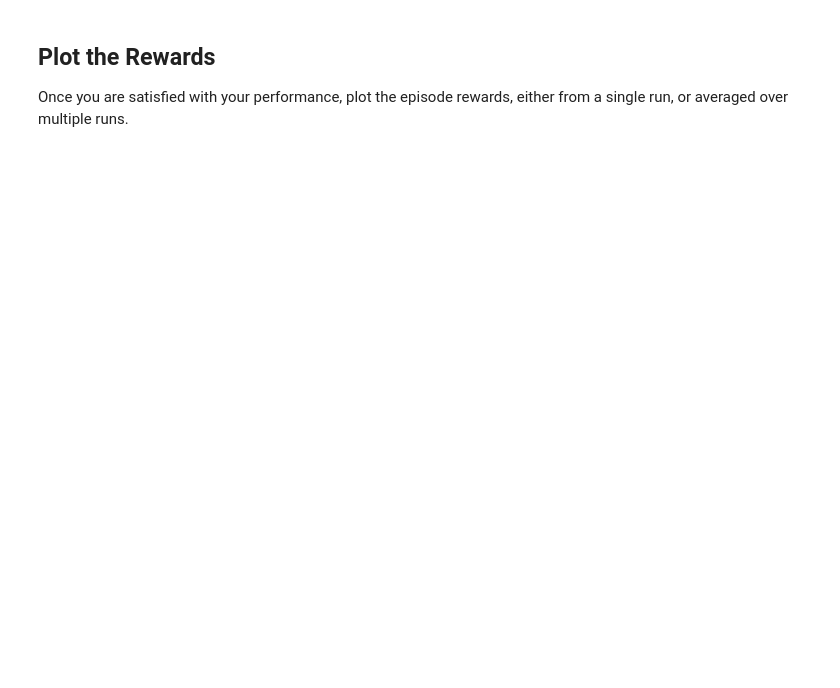
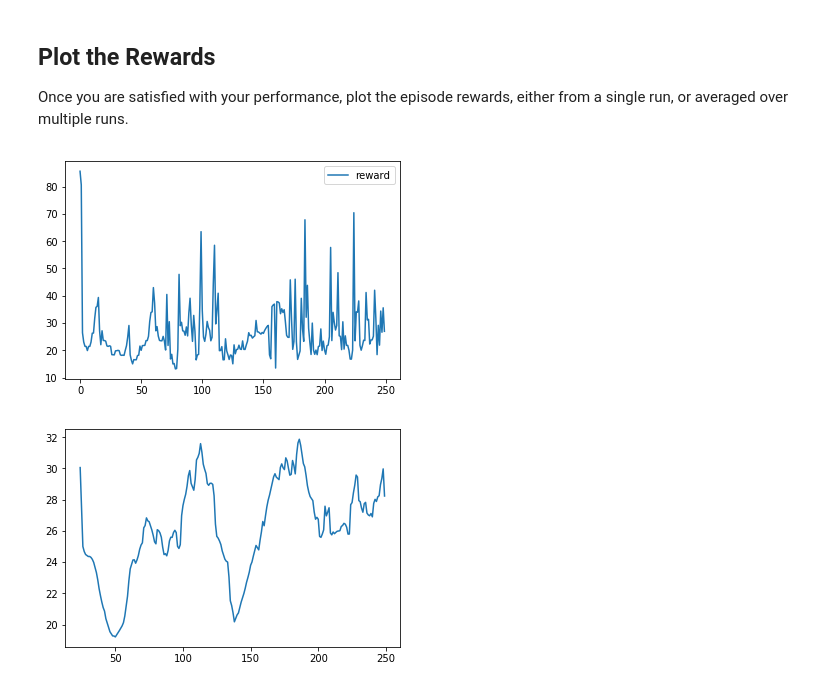
Before and after one commit to craig-martinson/quadcopter-project, a Jupyter notebook: Quadcopter_Project.ipynb, the cells around one changed output. Saved outputs shown, nothing was run; the diff lists cells and outputs as text; code cells hidden in the pictures; blank space fills up the shorter version.

```diff
--- a/Quadcopter_Project.ipynb
+++ b/Quadcopter_Project.ipynb
@@ -305,9 +305,17 @@ Episode =    1, score =  86.228, low score =   0.214, high score =  86.228
 Once you are satisfied with your performance, plot the episode rewards, either from a single run, or averaged over multiple runs.
 # %%
 ## plot rewards over all episodes
+import pandas as pd
+
 plt.plot(training_results['score'], label='reward')
 plt.legend()
 _ = plt.ylim()
+
+df = pd.DataFrame(training_results['score'])
+p1 = df.rolling(window=25).mean().plot(legend=False)
+# %% [output]
+[figure, added]
+[figure, added]
 # %%
 ## Render top result
 with open('data/results0.bin', 'rb') as pickleFile:
```
Also changed, not shown: parts of 18 cells of this notebook, 4 other files.
